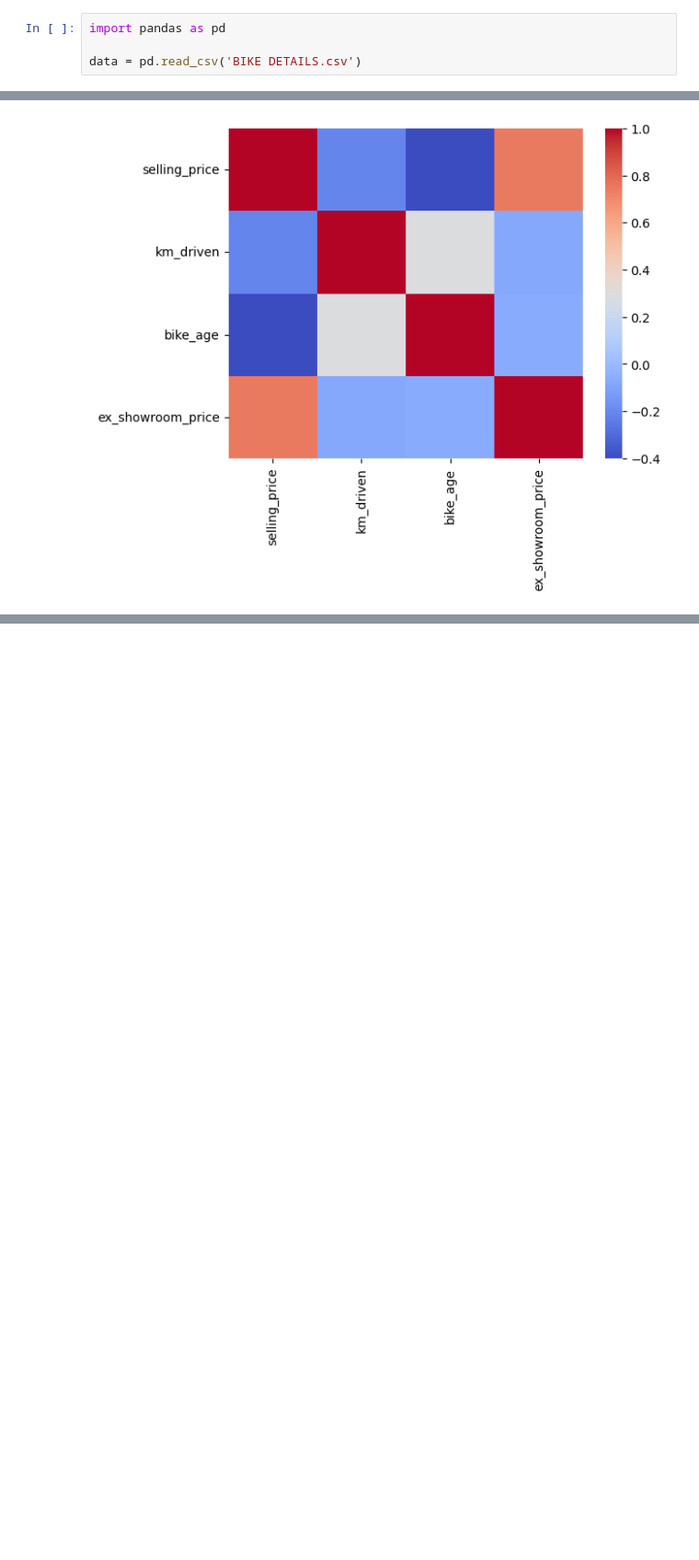
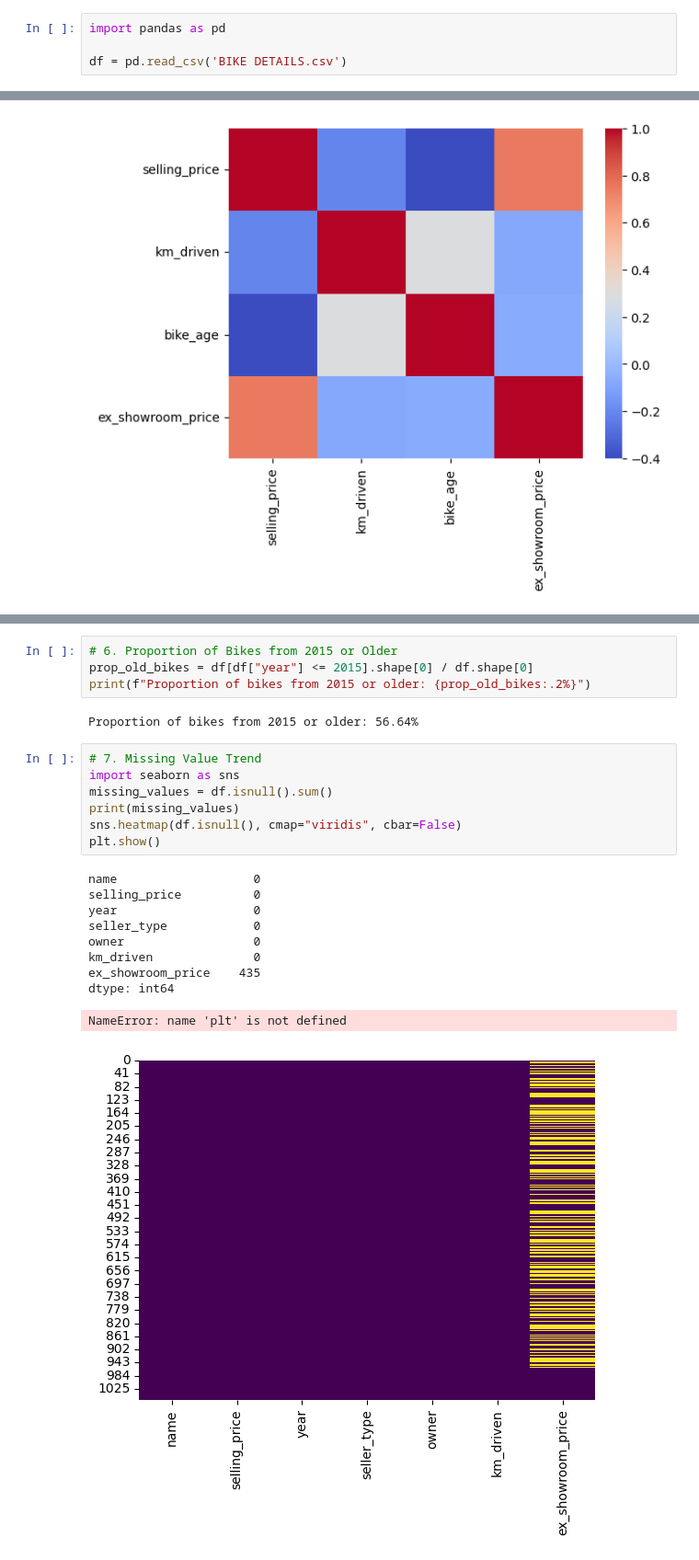
Before and after one commit to vinayiet/EDA, a Jupyter notebook: Bike(Eda).ipynb, the cells around one changed output, grey strips where cells are left out. Shown at 92% size. Saved outputs shown, nothing was run; the diff lists cells and outputs as text; blank space fills up the shorter version.

Commit message:
made some changes into the bike.ipynb code

```diff
--- a/Bike(Eda).ipynb
+++ b/Bike(Eda).ipynb
@@ -11,7 +11,7 @@ DEPRECATION: Loading egg at c:\users\vinay\anaconda3\lib\site-packages\diamondpr
 # %%
 import pandas as pd
 
-data = pd.read_csv('BIKE DETAILS.csv')
+df = pd.read_csv('BIKE DETAILS.csv')
 # %%
 data.head()
 # %% [output]
@@ -223,0 +259,24 @@ sns.heatmap(corr_matrix, cmap ='coolwarm')
+# %%
+# 6. Proportion of Bikes from 2015 or Older
+prop_old_bikes = df[df["year"] <= 2015].shape[0] / df.shape[0]
+print(f"Proportion of bikes from 2015 or older: {prop_old_bikes:.2%}")
+# %% [output]
+Proportion of bikes from 2015 or older: 56.64%
+# %%
+# 7. Missing Value Trend
+import seaborn as sns
+missing_values = df.isnull().sum()
+print(missing_values)
+sns.heatmap(df.isnull(), cmap="viridis", cbar=False)
+plt.show()
+# %% [output]
+name                   0
+selling_price          0
+year                   0
+seller_type            0
+owner                  0
+km_driven              0
+ex_showroom_price    435
+dtype: int64
+NameError: name 'plt' is not defined
+[figure, added]
```
Also changed, not shown: parts of 13 cells of this notebook.
